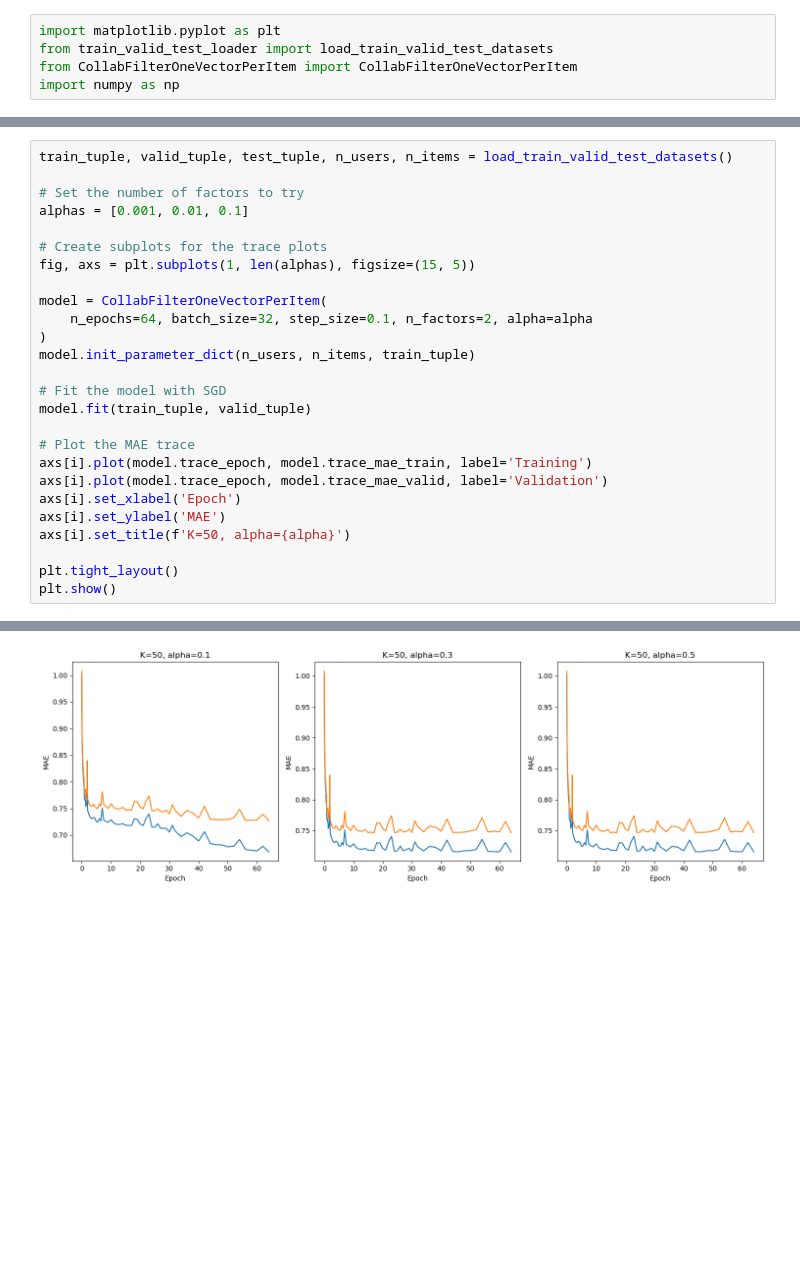
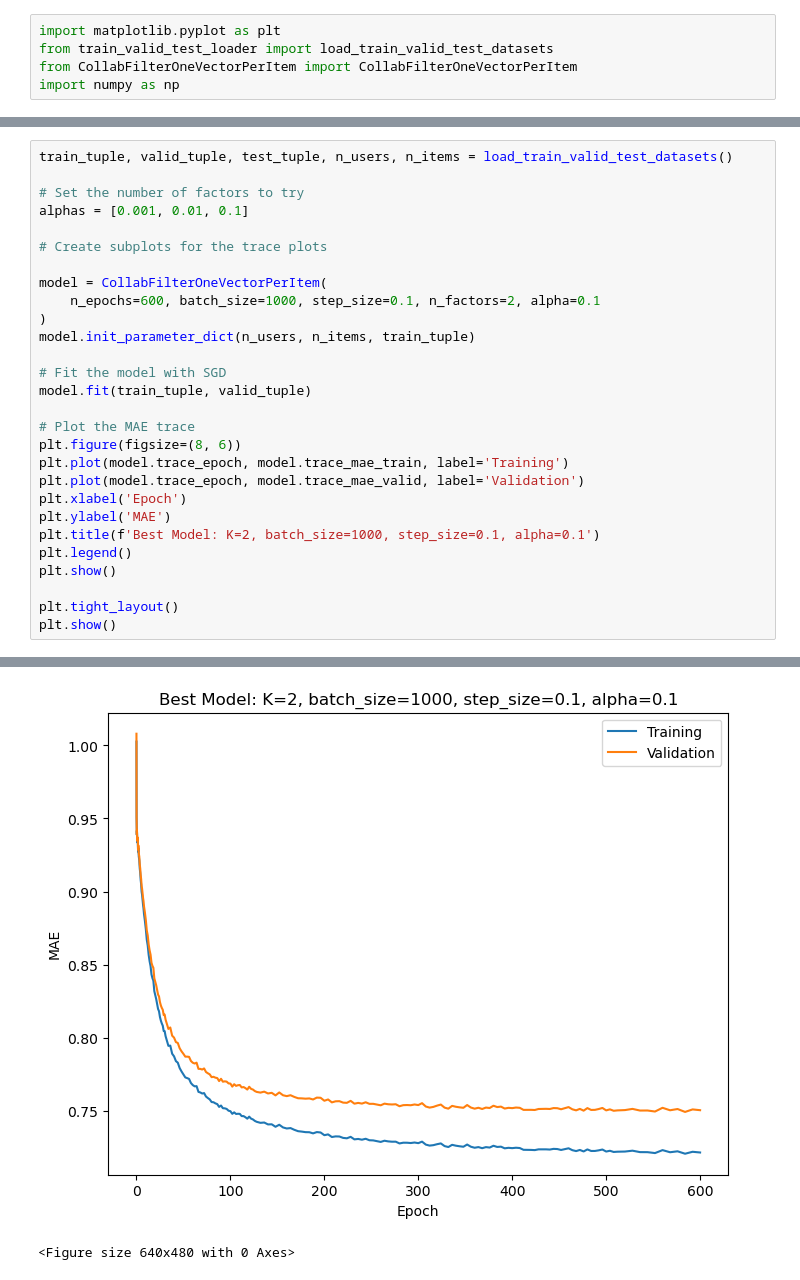
Before and after one commit to joseph280996/Recommendation-Systems, a Jupyter notebook: src_starter/Part1c.ipynb, the cells around one changed output, grey strips where cells are left out. Saved outputs shown, nothing was run; the diff lists cells and outputs as text; blank space fills up the shorter version.

Commit message:
add implementation for model search

```diff
--- a/src_starter/Part1c.ipynb
+++ b/src_starter/Part1c.ipynb
@@ -58,10 +58,9 @@ train_tuple, valid_tuple, test_tuple, n_users, n_items = load_train_valid_test_d
 alphas = [0.001, 0.01, 0.1]
 
 # Create subplots for the trace plots
-fig, axs = plt.subplots(1, len(alphas), figsize=(15, 5))
 
 model = CollabFilterOneVectorPerItem(
-    n_epochs=64, batch_size=32, step_size=0.1, n_factors=2, alpha=alpha
+    n_epochs=600, batch_size=1000, step_size=0.1, n_factors=2, alpha=0.1
 )
 model.init_parameter_dict(n_users, n_items, train_tuple)
 
@@ -69,11 +68,14 @@ model.init_parameter_dict(n_users, n_items, train_tuple)
 model.fit(train_tuple, valid_tuple)
 
 # Plot the MAE trace
-axs[i].plot(model.trace_epoch, model.trace_mae_train, label='Training')
-axs[i].plot(model.trace_epoch, model.trace_mae_valid, label='Validation')
-axs[i].set_xlabel('Epoch')
-axs[i].set_ylabel('MAE')
-axs[i].set_title(f'K=50, alpha={alpha}')
+plt.figure(figsize=(8, 6))
+plt.plot(model.trace_epoch, model.trace_mae_train, label='Training')
+plt.plot(model.trace_epoch, model.trace_mae_valid, label='Validation')
+plt.xlabel('Epoch')
+plt.ylabel('MAE')
+plt.title(f'Best Model: K=2, batch_size=1000, step_size=0.1, alpha=0.1')
+plt.legend()
+plt.show()
 
 plt.tight_layout()
 plt.show()
@@ -98 +100,2 @@ epoch      64.000 | loss_total     0.84860 | train_AUC    0.79293 | train_MAE
-[figure, old version]
+[figure, new version]
+<Figure size 640x480 with 0 Axes>
```
Also changed, not shown: parts of 3 cells of this notebook, 5 other files.
